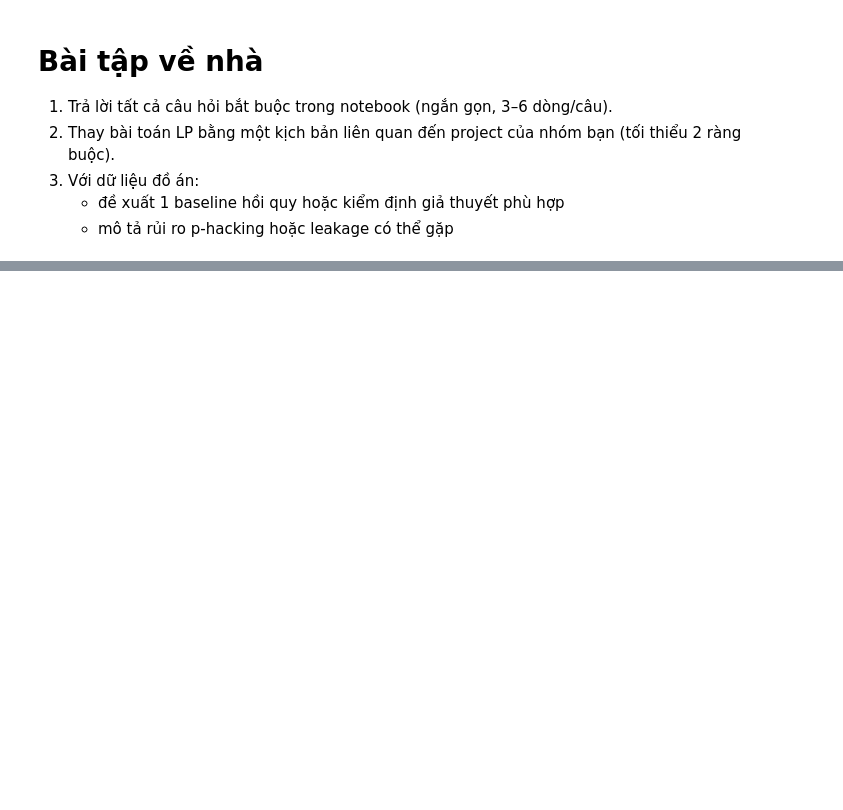
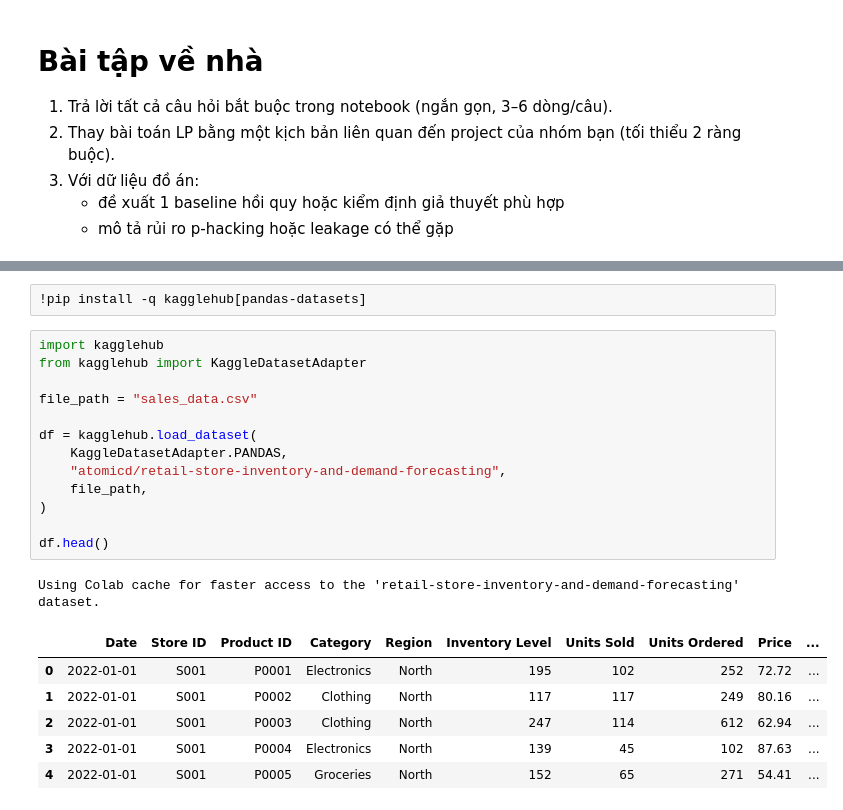
Before and after one commit to ngyxntthaoo/IS6404.CH201-Phan-tich-du-lieu-nang-cao, a Jupyter notebook: Lab_4_Traditional_Data_Analysis.ipynb, the cells around one changed output, grey strips where cells are left out. Saved outputs shown, nothing was run; the diff lists cells and outputs as text; blank space fills up the shorter version.

Commit message:
Được tạo bằng Colab

```diff
--- a/Lab_4_Traditional_Data_Analysis.ipynb
+++ b/Lab_4_Traditional_Data_Analysis.ipynb
@@ -381,0 +540,23 @@ plt.show()
+# %%
+!pip install -q kagglehub[pandas-datasets]
+# %%
+import kagglehub
+from kagglehub import KaggleDatasetAdapter
+
+file_path = "sales_data.csv"
+
+df = kagglehub.load_dataset(
+    KaggleDatasetAdapter.PANDAS,
+    "atomicd/retail-store-inventory-and-demand-forecasting",
+    file_path,
+)
+
+df.head()
+# %% [output]
+Using Colab cache for faster access to the 'retail-store-inventory-and-demand-forecasting' dataset.
+|  | Date | Store ID | Product ID | Category | Region | Inventory Level | Units Sold | Units Ordered | Price | ... |
+| 0 | 2022-01-01 | S001 | P0001 | Electronics | North | 195 | 102 | 252 | 72.72 | ... |
+| 1 | 2022-01-01 | S001 | P0002 | Clothing | North | 117 | 117 | 249 | 80.16 | ... |
+| 2 | 2022-01-01 | S001 | P0003 | Clothing | North | 247 | 114 | 612 | 62.94 | ... |
+| 3 | 2022-01-01 | S001 | P0004 | Electronics | North | 139 | 45 | 102 | 87.63 | ... |
+| 4 | 2022-01-01 | S001 | P0005 | Groceries | North | 152 | 65 | 271 | 54.41 | ... |
```
Also changed, not shown: parts of 30 cells of this notebook.
